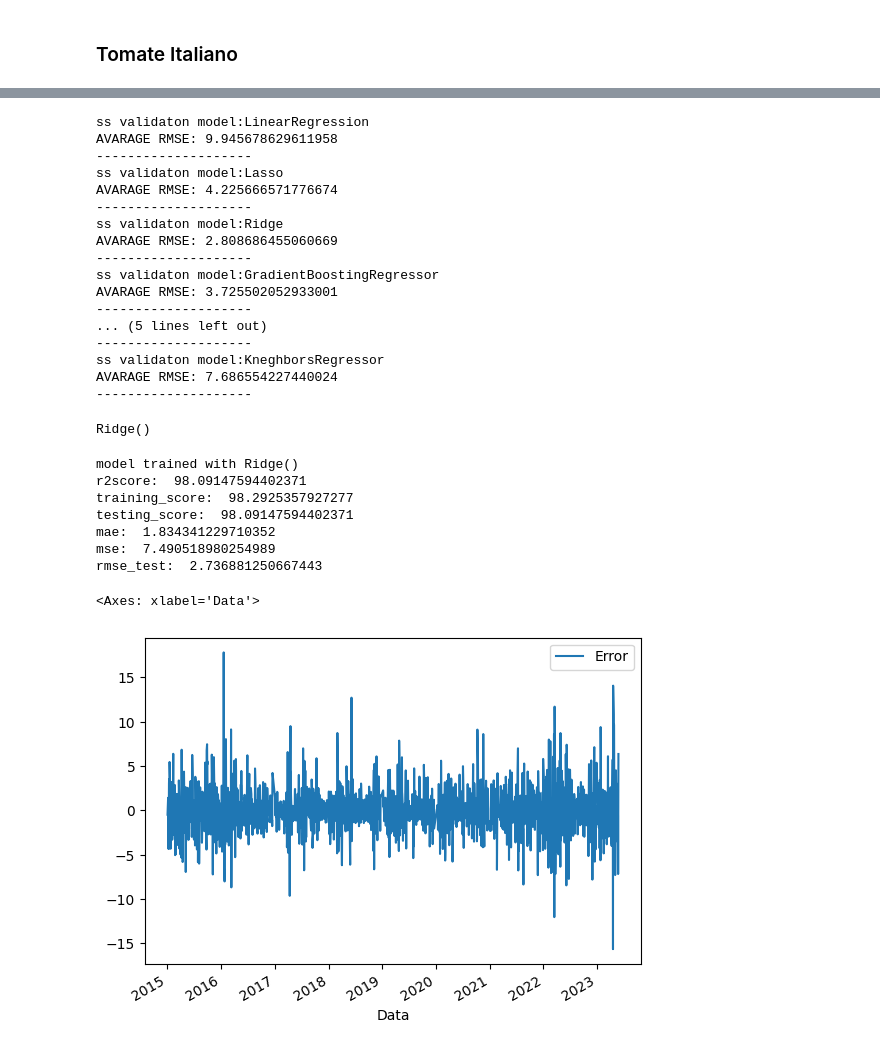
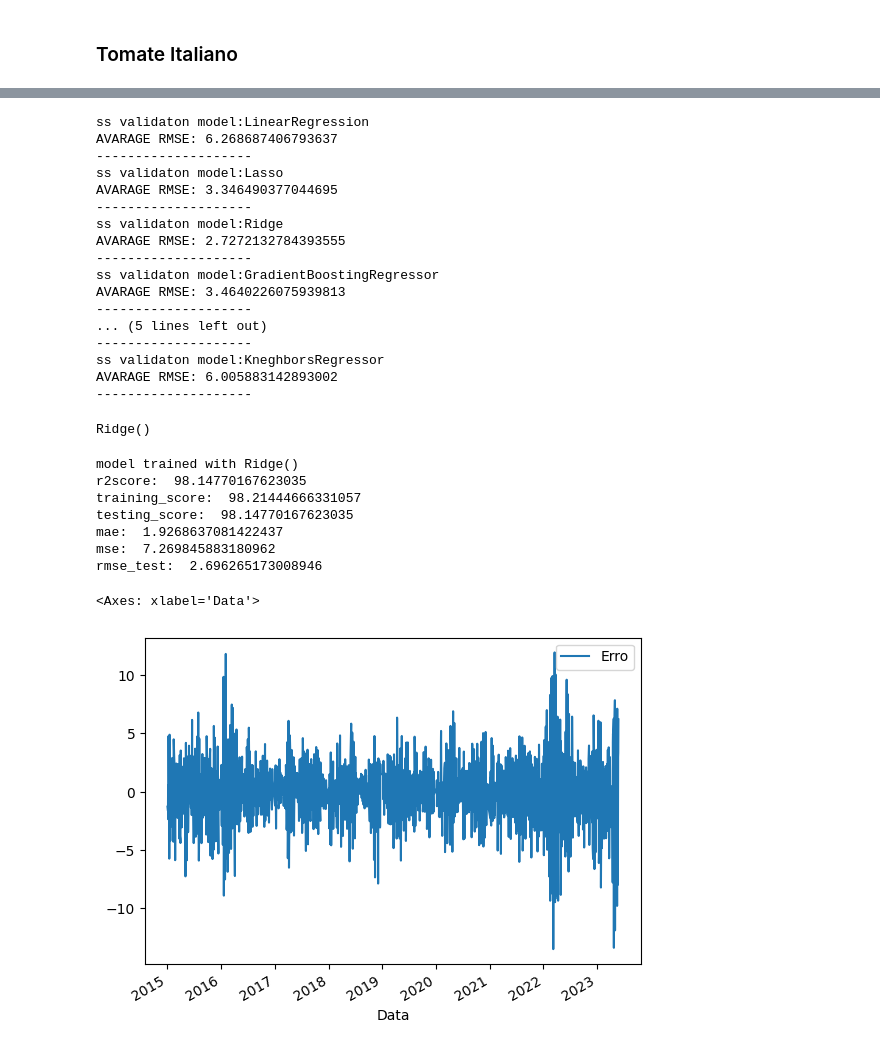
Before and after one commit to Arilson-X/C318-tomato-price-forecast, a Jupyter notebook: Apresentação_C318.ipynb, the cells around one changed output, grey strips where cells are left out. Drawn from its saved outputs; the diff is of its cells as text; code cells hidden in the pictures.

```diff
--- a/Apresentação_C318.ipynb
+++ b/Apresentação_C318.ipynb
@@ -48,6 +48,8 @@ Como mostra o Data Frame abaixo:
 # %%
 df = pd.read_excel('tomate-precos-medios.xlsx')
-df
+display(df)
+clima = pd.read_csv('clima.csv')
+display(clima)
 # %% [output]
 |  | Produto | Região | Dia | Mês | Ano | Moeda | Unidade | Preço |
 | 0 | Italiano - atacado | Campinas | 14 | 4 | 2023 | R$ | Caixa 20 kg | 86.67 |
@@ -229,6 +265,12 @@ def calc_media_movel(df):
   df["Media 5"] = df["Preço"].rolling(window=5).mean()
   df["Media 10"] = df["Preço"].rolling(window=10).mean()
   df["Media 20"] = df["Preço"].rolling(window=20).mean()
+  df["Aumento 5"] = df["Aumento"].rolling(window=5).mean()
+  df["Aumento 10"] = df["Aumento"].rolling(window=10).mean()
+  df["Aumento 20"] = df["Aumento"].rolling(window=20).mean()
+  df["Aceleracao 5"] = df["Aceleracao"].rolling(window=5).mean()
+  df["Aceleracao 10"] = df["Aceleracao"].rolling(window=10).mean()
+  df["Aceleracao 20"] = df["Aceleracao"].rolling(window=20).mean()
   return df
 
 def calc_min_max(df):
@@ -268,7 +310,7 @@ def format_df(df):
   df = calc_min_max(df)
   df = convert_columns(df)
   df = set_data_index(df)
-  df.drop(axis=1,columns=['index','Moeda','Produto','Região','Unidade'],inplace=True)
+  df.drop(axis=1,columns=['index','Moeda','Produto','Região','Unidade','Aumento','Aceleracao'],inplace=True)
   df = df.loc[df['Ano'] > 2014]
   df_clima = clima()
   df = pd.merge(df, df_clima, on='Data')
@@ -295,8 +337,12 @@ plt.show()
 x= df_sp_salada_AA[['Dia',
                    'Mês',
                    'Ano',
-                   'Aumento',
-                   'Aceleracao',
+                   'Aumento 5',
+                   'Aumento 10',
+                   'Aumento 20',
+                   'Aceleracao 5',
+                   'Aceleracao 10',
+                   'Aceleracao 20',
                    'Media 5',
                    'Media 10',
                    'Media 20',
@@ -407,8 +454,12 @@ plt.show()
 x= df_sp_italiano[['Dia',
                    'Mês',
                    'Ano',
-                   'Aumento',
-                   'Aceleracao',
+                   'Aumento 5',
+                   'Aumento 10',
+                   'Aumento 20',
+                   'Aceleracao 5',
+                   'Aceleracao 10',
+                   'Aceleracao 20',
                    'Media 5',
                    'Media 10',
                    'Media 20',
@@ -445,21 +496,21 @@ for name, model in models.items():
  print('-'*20)
 # %% [output]
 ss validaton model:LinearRegression
-AVARAGE RMSE: 9.945678629611958
+AVARAGE RMSE: 6.268687406793637
 --------------------
 ss validaton model:Lasso
-AVARAGE RMSE: 4.225666571776674
+AVARAGE RMSE: 3.346490377044695
 --------------------
 ss validaton model:Ridge
-AVARAGE RMSE: 2.808686455060669
+AVARAGE RMSE: 2.7272132784393555
 --------------------
 ss validaton model:GradientBoostingRegressor
-AVARAGE RMSE: 3.725502052933001
+AVARAGE RMSE: 3.4640226075939813
 --------------------
 ... (5 lines left out)
 --------------------
 ss validaton model:KneghborsRegressor
-AVARAGE RMSE: 7.686554227440024
+AVARAGE RMSE: 6.005883142893002
 --------------------
 # %%
 x_train,x_test,y_train,y_test=train_test_split(x,y,test_size=0.2,random_state=0)
@@ -485,21 +536,21 @@ print("mse: ", mse)
 print("rmse_test: ", rmse)
 # %% [output]
 model trained with Ridge()
-r2score:  98.09147594402371
-training_score:  98.2925357927277
-testing_score:  98.09147594402371
-mae:  1.834341229710352
-mse:  7.490518980254989
-rmse_test:  2.736881250667443
+r2score:  98.14770167623035
+training_score:  98.21444666331057
+testing_score:  98.14770167623035
+mae:  1.9268637081422437
+mse:  7.269845883180962
+rmse_test:  2.696265173008946
 # %%
 y_pred = LR.predict(x)
 # %%
 df_sp_italiano['Preço Predito'] = y_pred
-df_sp_italiano['Error'] = df_sp_italiano['Preço Predito'] - df_sp_italiano['Preço']
-df_sp_italiano.plot.line(y='Error',x='Data')
+df_sp_italiano['Erro'] = df_sp_italiano['Preço Predito'] - df_sp_italiano['Preço']
+df_sp_italiano.plot.line(y='Erro',x='Data')
 # %% [output]
 <Axes: xlabel='Data'>
-[figure, old version]
+[figure, new version]
 # %%
 plt.figure(figsize=(6,6))
 sns.scatterplot(data = df_sp_italiano, x="Preço", y = "Preço Predito",color="green")
```
Also changed, not shown: parts of 14 cells of this notebook.
